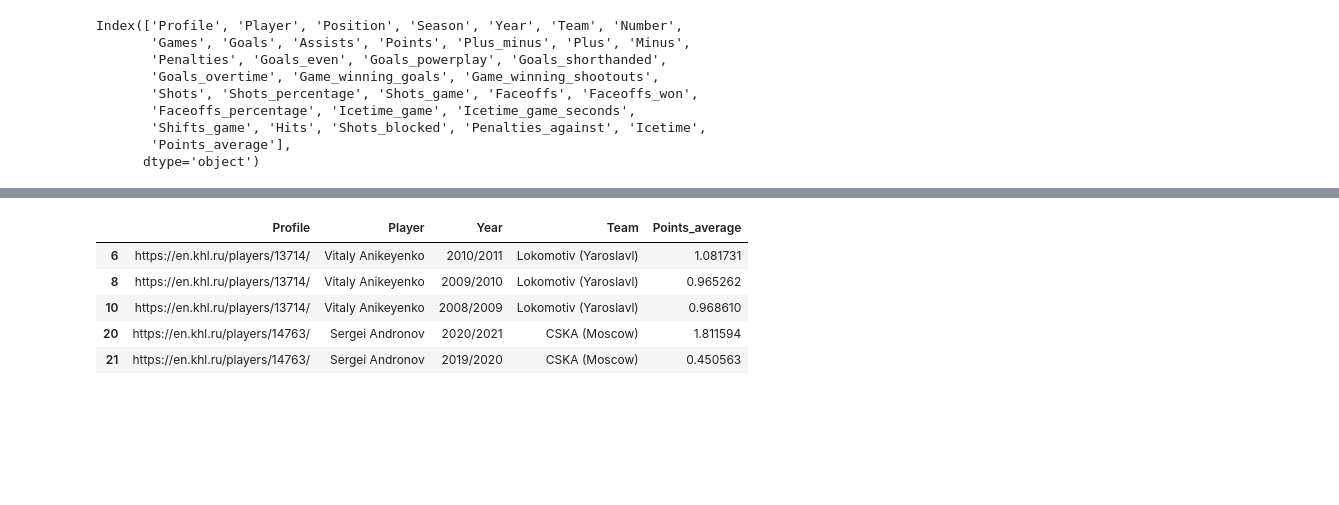
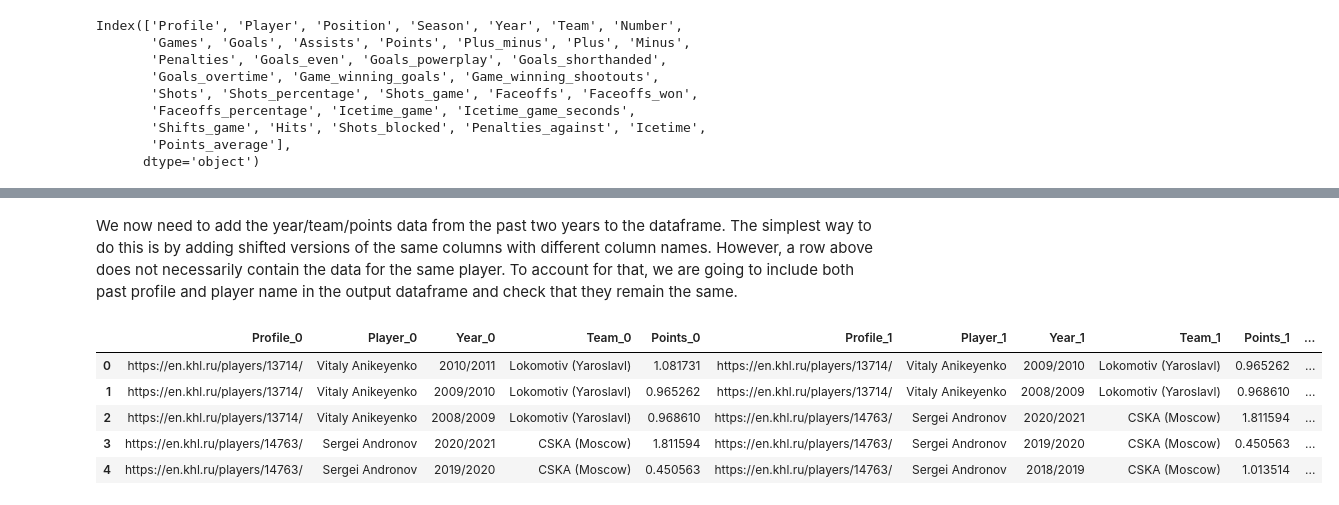
Before and after one commit to Dark-Hobbit/khl, a Jupyter notebook: analysing_player_data/predicting_season_points.ipynb, the cells around one changed output, grey strips where cells are left out. Saved outputs shown, nothing was run; the diff lists cells and outputs as text; code cells hidden in the pictures; blank space fills up the shorter version.

```diff
--- a/analysing_player_data/predicting_season_points.ipynb
+++ b/analysing_player_data/predicting_season_points.ipynb
@@ -58,9 +79,12 @@ Index(['Profile', 'Player', 'Position', 'Season', 'Year', 'Team', 'Number',
        'Points_average'],
       dtype='object')
 # %%
+# We can drop all unnecessary columns now.
 drop_list = ['Position', 'Season', 'Number', 'Games', 'Goals', 'Assists', 'Points', 'Plus_minus', 'Plus',
              'Minus', 'Penalties', 'Goals_even', 'Goals_powerplay', 'Goals_shorthanded', 'Goals_overtime',
              'Game_winning_goals', 'Game_winning_shootouts', 'Shots', 'Shots_percentage', 'Shots_game',
              'Faceoffs', 'Faceoffs_won', 'Faceoffs_percentage', 'Icetime_game', 'Icetime_game_seconds',
              'Shifts_game', 'Hits', 'Shots_blocked', 'Penalties_against', 'Icetime']
 data.drop(drop_list, axis=1, inplace=True)
+data.reset_index(drop=True, inplace=True)
+data.head()
@@ -67,9 +98,18 @@ data.drop(drop_list, axis=1, inplace=True)
-# %%
-data.head()
-# %% [output]
-|  | Profile | Player | Year | Team | Points_average |
-| 6 | https://en.khl.ru/players/13714/ | Vitaly Anikeyenko | 2010/2011 | Lokomotiv (Yaroslavl) | 1.081731 |
-| 8 | https://en.khl.ru/players/13714/ | Vitaly Anikeyenko | 2009/2010 | Lokomotiv (Yaroslavl) | 0.965262 |
-| 10 | https://en.khl.ru/players/13714/ | Vitaly Anikeyenko | 2008/2009 | Lokomotiv (Yaroslavl) | 0.968610 |
-| 20 | https://en.khl.ru/players/14763/ | Sergei Andronov | 2020/2021 | CSKA (Moscow) | 1.811594 |
-| 21 | https://en.khl.ru/players/14763/ | Sergei Andronov | 2019/2020 | CSKA (Moscow) | 0.450563 |
+# %% [markdown]
+We now need to add the year/team/points data from the past two years to the dataframe. The simplest way to do this is by adding shifted versions of the same columns with different column names. However, a row above does not necessarily contain the data for the same player. To account for that, we are going to include both past profile and player name in the output dataframe and check that they remain the same.
+# %%
+# The rows are going to be shifted down.
+header_0 = ['Profile_0', 'Player_0', 'Year_0', 'Team_0', 'Points_0']
+header_1 = ['Profile_1', 'Player_1', 'Year_1', 'Team_1', 'Points_1']
+header_2 = ['Profile_2', 'Player_2', 'Year_2', 'Team_2', 'Points_2']
+data.columns = header_0
+data[header_1] = data[header_0].shift(-1)
+data[header_2] = data[header_0].shift(-2)
+data.head()
+# %% [output]
+|  | Profile_0 | Player_0 | Year_0 | Team_0 | Points_0 | Profile_1 | Player_1 | Year_1 | Team_1 | Points_1 | ... |
+| 0 | https://en.khl.ru/players/13714/ | Vitaly Anikeyenko | 2010/2011 | Lokomotiv (Yaroslavl) | 1.081731 | https://en.khl.ru/players/13714/ | Vitaly Anikeyenko | 2009/2010 | Lokomotiv (Yaroslavl) | 0.965262 | ... |
+| 1 | https://en.khl.ru/players/13714/ | Vitaly Anikeyenko | 2009/2010 | Lokomotiv (Yaroslavl) | 0.965262 | https://en.khl.ru/players/13714/ | Vitaly Anikeyenko | 2008/2009 | Lokomotiv (Yaroslavl) | 0.968610 | ... |
+| 2 | https://en.khl.ru/players/13714/ | Vitaly Anikeyenko | 2008/2009 | Lokomotiv (Yaroslavl) | 0.968610 | https://en.khl.ru/players/14763/ | Sergei Andronov | 2020/2021 | CSKA (Moscow) | 1.811594 | ... |
+| 3 | https://en.khl.ru/players/14763/ | Sergei Andronov | 2020/2021 | CSKA (Moscow) | 1.811594 | https://en.khl.ru/players/14763/ | Sergei Andronov | 2019/2020 | CSKA (Moscow) | 0.450563 | ... |
+| 4 | https://en.khl.ru/players/14763/ | Sergei Andronov | 2019/2020 | CSKA (Moscow) | 0.450563 | https://en.khl.ru/players/14763/ | Sergei Andronov | 2018/2019 | CSKA (Moscow) | 1.013514 | ... |
```
Also changed, not shown: parts of 9 cells of this notebook.
